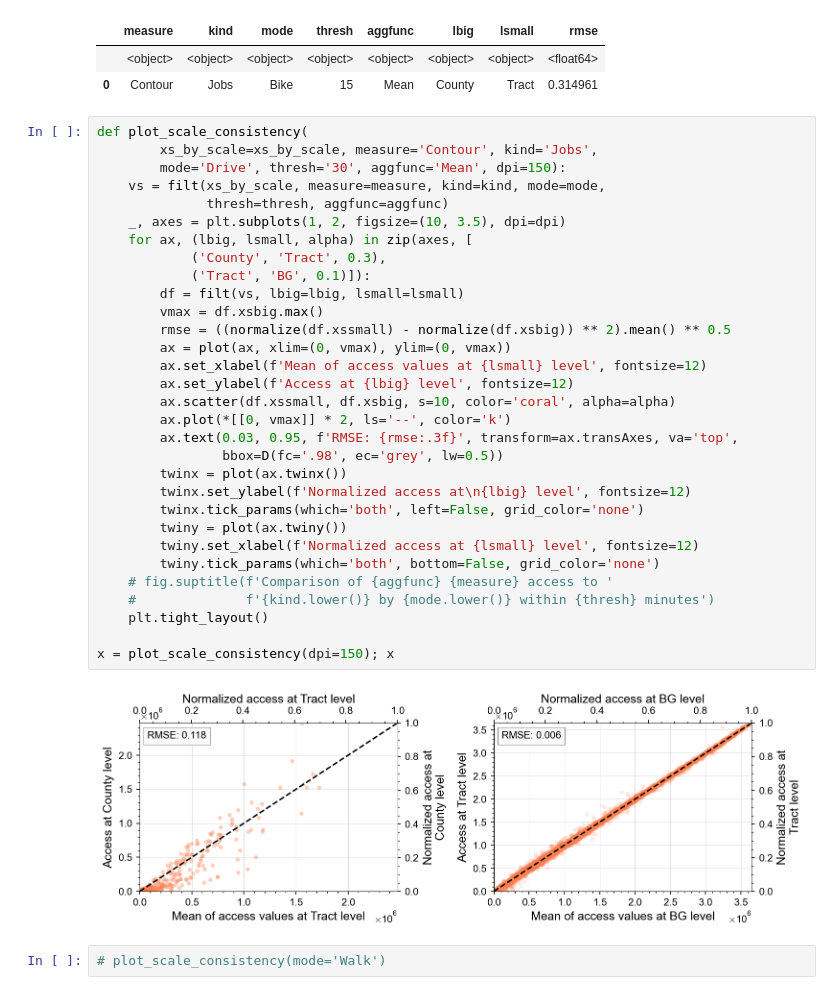
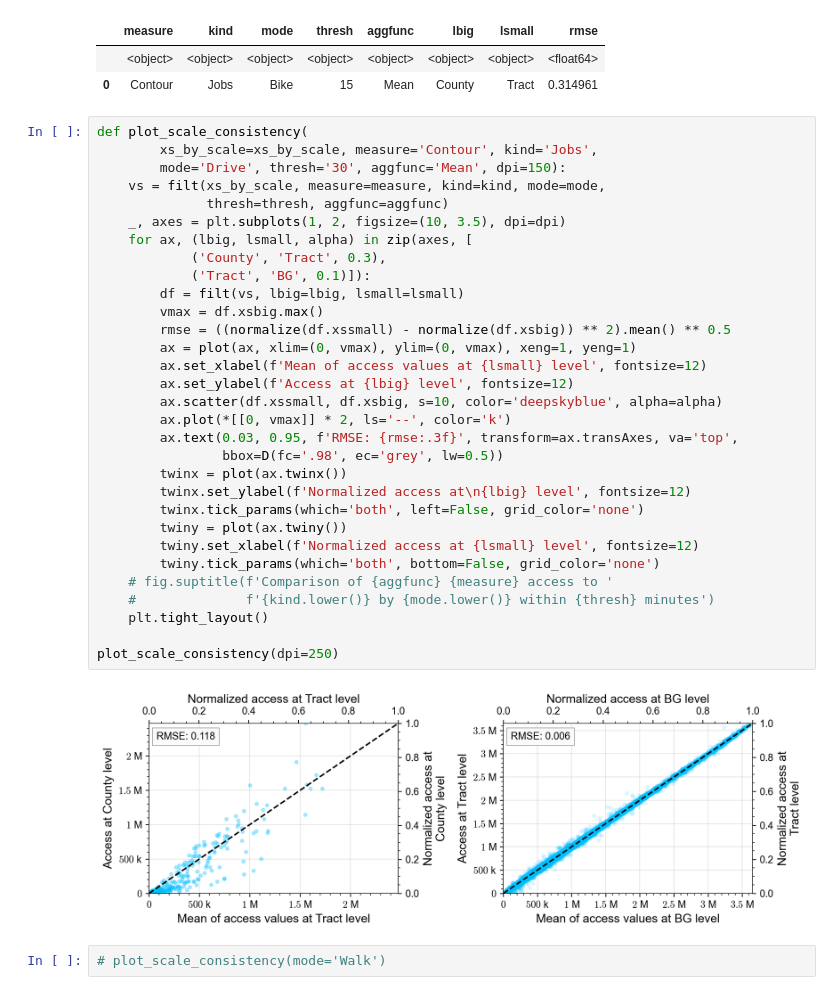
Before and after one commit to rvanxer/spatial_access_america, a Jupyter notebook: 5_Scale_consistency.ipynb, the cells around one changed output. Drawn from its saved outputs; the diff is of its cells as text.

```diff
--- a/5_Scale_consistency.ipynb
+++ b/5_Scale_consistency.ipynb
@@ -59,36 +59,36 @@ rmse = Pdf(rmse).disp()
 # %%
 def plot_scale_consistency(
         xs_by_scale=xs_by_scale, measure='Contour', kind='Jobs',
         mode='Drive', thresh='30', aggfunc='Mean', dpi=150):
     vs = filt(xs_by_scale, measure=measure, kind=kind, mode=mode,
               thresh=thresh, aggfunc=aggfunc)
     _, axes = plt.subplots(1, 2, figsize=(10, 3.5), dpi=dpi)
     for ax, (lbig, lsmall, alpha) in zip(axes, [
             ('County', 'Tract', 0.3),
             ('Tract', 'BG', 0.1)]):
         df = filt(vs, lbig=lbig, lsmall=lsmall)
         vmax = df.xsbig.max()
         rmse = ((normalize(df.xssmall) - normalize(df.xsbig)) ** 2).mean() ** 0.5
-        ax = plot(ax, xlim=(0, vmax), ylim=(0, vmax))
+        ax = plot(ax, xlim=(0, vmax), ylim=(0, vmax), xeng=1, yeng=1)
         ax.set_xlabel(f'Mean of access values at {lsmall} level', fontsize=12)
         ax.set_ylabel(f'Access at {lbig} level', fontsize=12)
-        ax.scatter(df.xssmall, df.xsbig, s=10, color='coral', alpha=alpha)
+        ax.scatter(df.xssmall, df.xsbig, s=10, color='deepskyblue', alpha=alpha)
         ax.plot(*[[0, vmax]] * 2, ls='--', color='k')
         ax.text(0.03, 0.95, f'RMSE: {rmse:.3f}', transform=ax.transAxes, va='top',
                 bbox=D(fc='.98', ec='grey', lw=0.5))
         twinx = plot(ax.twinx())
         twinx.set_ylabel(f'Normalized access at\n{lbig} level', fontsize=12)
         twinx.tick_params(which='both', left=False, grid_color='none')
         twiny = plot(ax.twiny())
         twiny.set_xlabel(f'Normalized access at {lsmall} level', fontsize=12)
         twiny.tick_params(which='both', bottom=False, grid_color='none')
     # fig.suptitle(f'Comparison of {aggfunc} {measure} access to '
     #              f'{kind.lower()} by {mode.lower()} within {thresh} minutes')
     plt.tight_layout()
 
-x = plot_scale_consistency(dpi=150); x
+plot_scale_consistency(dpi=250)
 # %% [output]
-[figure, old version]
+[figure, new version]
 # %%
 # plot_scale_consistency(mode='Walk')
 # %%
```
Also changed, not shown: parts of 1 cell of this notebook, 6 other files.
